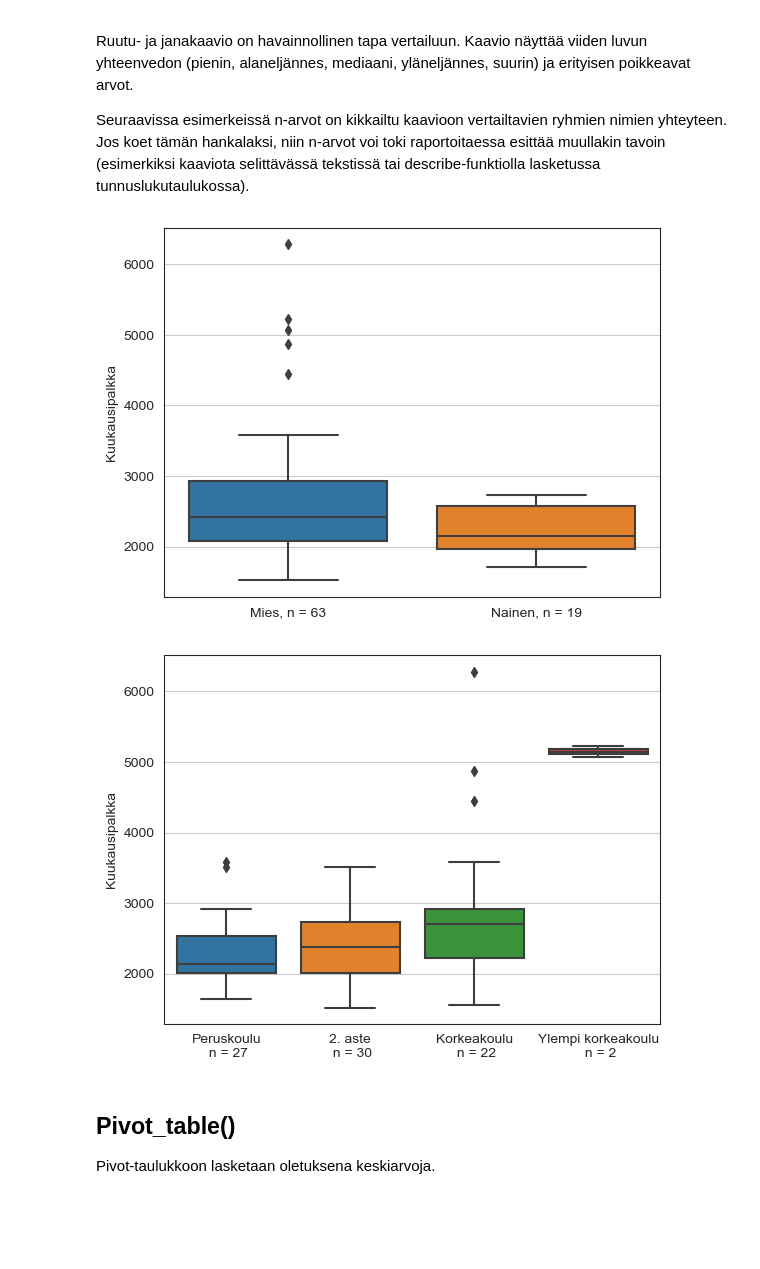
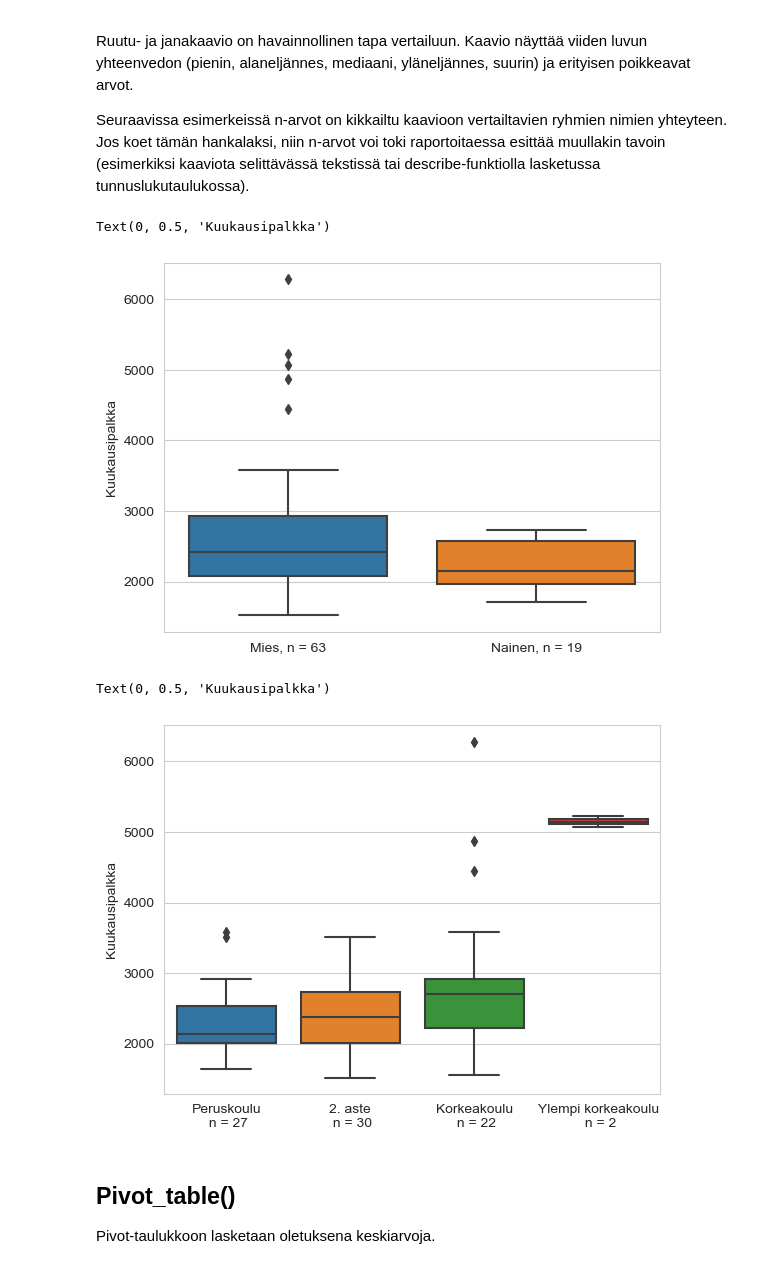
Before and after one commit to taanila/selittava, a Jupyter notebook: tunnuslukujen_vertailu.ipynb, the cells around one changed output. Saved outputs shown, nothing was run; the diff lists cells and outputs as text; code cells hidden in the pictures; blank space fills up the shorter version.

```diff
--- a/tunnuslukujen_vertailu.ipynb
+++ b/tunnuslukujen_vertailu.ipynb
@@ -12,7 +12,7 @@ import pandas as pd
 import matplotlib.pyplot as plt
 import seaborn as sns
 
-sns.set_style('white')
+sns.set_style('whitegrid')
 # %%
 df = pd.read_excel('https://taanila.fi/data1.xlsx')
 df
@@ -88,26 +89,26 @@ n_nainen = int(df1.iloc[1, 0])
 plt.xticks(ticks=[0, 1], labels=[f'Mies, n = {n_mies}', f'Nainen, n = {n_nainen}'])
 plt.xlabel('')
 plt.ylabel('Kuukausipalkka')
-plt.grid(axis='y')
 # %% [output]
+Text(0, 0.5, 'Kuukausipalkka')
-[figure, old version]
+[figure, new version]
 # %%
 # Palkan vertailu koulutuksen mukaan ruutu- ja janakaaviona
 
-sns.boxplot(x='koulutus', y='palkka', data=df)
+sns.boxplot(data=df, x='koulutus', y='palkka')
 
 # Pientä kikkailua n-arvojen saamiseksi kaavioon
 n_koulutus = []
 for i in range(4):
     # \n on rivinvaihdon merkki
     n_koulutus.append(f'{koulutus[i]}\n n = {int(df2.iloc[i, 0])}')
 plt.xticks(ticks=[0, 1, 2, 3], labels=n_koulutus)
 
 plt.xlabel('')
 plt.ylabel('Kuukausipalkka')
-plt.grid(axis='y')
 # %% [output]
+Text(0, 0.5, 'Kuukausipalkka')
-[figure, old version]
+[figure, new version]
 # %% [markdown]
 ## Pivot_table()
 
```
Also changed, not shown: parts of 9 cells of this notebook.
